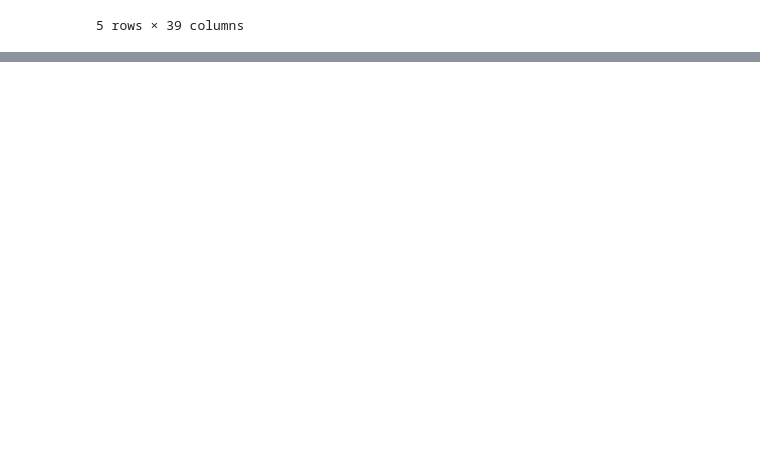
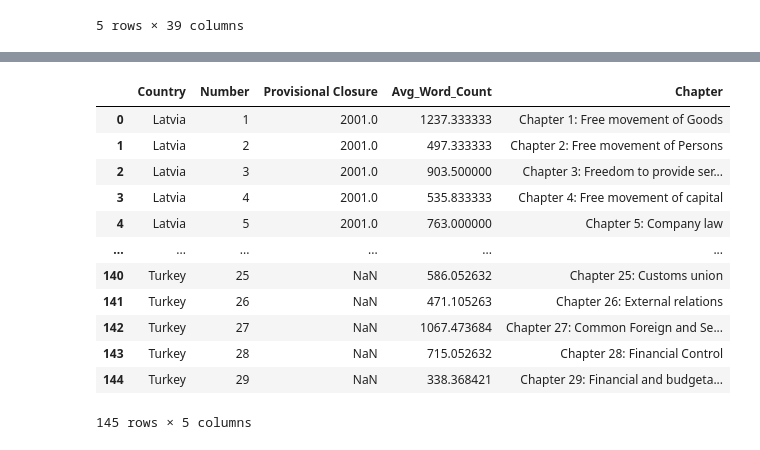
Before and after one commit to dk3934/copenhagen-criteria, a Jupyter notebook: code/mere-description/reformat_dfs.ipynb, the cells around one changed output, grey strips where cells are left out. Saved outputs shown, nothing was run; the diff lists cells and outputs as text; code cells hidden in the pictures; blank space fills up the shorter version.

```diff
--- a/code/mere-description/reformat_dfs.ipynb
+++ b/code/mere-description/reformat_dfs.ipynb
@@ -25,0 +89,3 @@ combined_df.head()
+# %%
+word_counts_avg = word_counts_long.groupby(['Country', 'Number'])['Word_Count'].mean().reset_index()
+word_counts_avg.rename(columns={'Word_Count': 'Avg_Word_Count'}, inplace=True)
@@ -25,0 +111,12 @@ combined_df.head()
+# %%
+closure_df = pd.read_csv("../../data/metadata/chapters_metadata.csv")
+# %%
+closure_df['Number'] = pd.to_numeric(closure_df['Number'])
+word_counts_avg['Number'] = pd.to_numeric(word_counts_avg['Number'])
+
+# Merge
+df_analysis = closure_df.merge(
+    word_counts_avg,
+    on=['Country', 'Number'],
+    how='left'
+)
@@ -25,0 +139,22 @@ combined_df.head()
+# %%
+df_analysis = df_analysis.merge(
+    chapter_numbers,
+    on='Number',
+    how='left'
+)
+# %%
+df_analysis
+# %% [output]
+|  | Country | Number | Provisional Closure | Avg_Word_Count | Chapter |
+| 0 | Latvia | 1 | 2001.0 | 1237.333333 | Chapter 1: Free movement of Goods |
+| 1 | Latvia | 2 | 2001.0 | 497.333333 | Chapter 2: Free movement of Persons |
+| 2 | Latvia | 3 | 2001.0 | 903.500000 | Chapter 3: Freedom to provide ser... |
+| 3 | Latvia | 4 | 2001.0 | 535.833333 | Chapter 4: Free movement of capital |
+| 4 | Latvia | 5 | 2001.0 | 763.000000 | Chapter 5: Company law |
+| ... | ... | ... | ... | ... | ... |
+| 140 | Turkey | 25 | NaN | 586.052632 | Chapter 25: Customs union |
+| 141 | Turkey | 26 | NaN | 471.105263 | Chapter 26: External relations |
+| 142 | Turkey | 27 | NaN | 1067.473684 | Chapter 27: Common Foreign and Se... |
+| 143 | Turkey | 28 | NaN | 715.052632 | Chapter 28: Financial Control |
+| 144 | Turkey | 29 | NaN | 338.368421 | Chapter 29: Financial and budgeta... |
+145 rows × 5 columns
```
Also changed, not shown: parts of 16 cells of this notebook, 6 other files.
